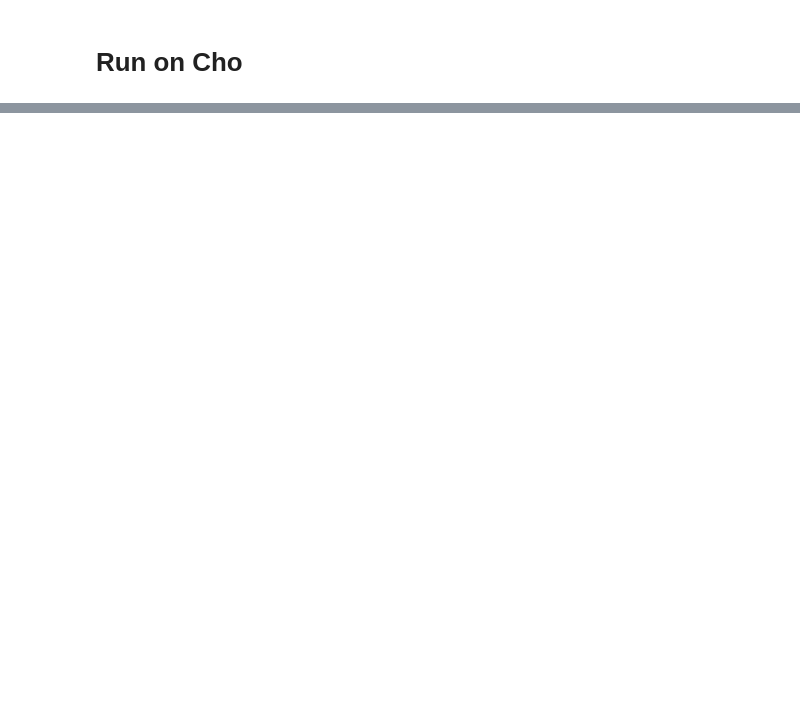
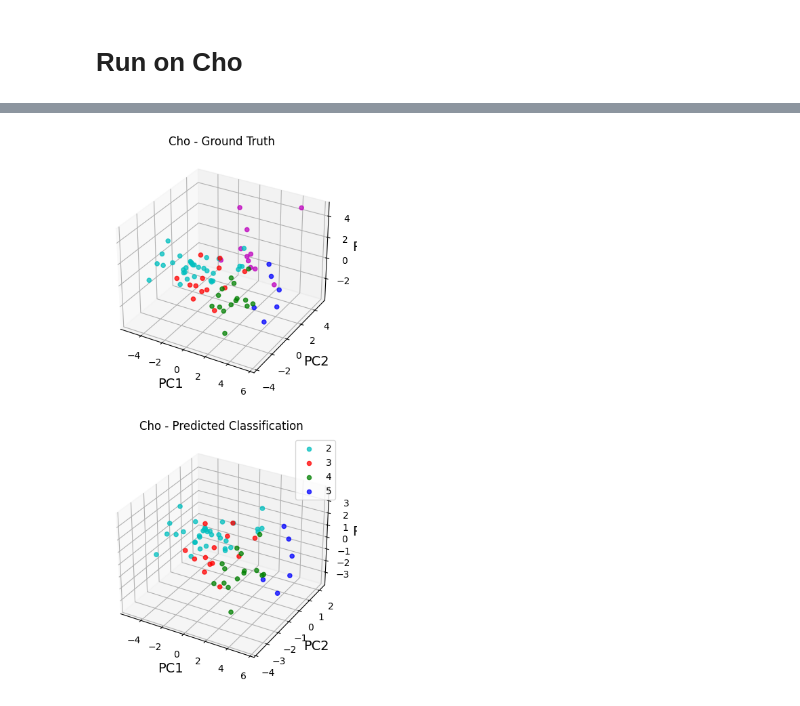
Before and after one commit to lin-shuang/cnn-classification, a Jupyter notebook: cnn.ipynb, the cells around one changed output, grey strips where cells are left out. Cells and saved outputs as stored; diff of their text form; code cells hidden in the pictures; blank space fills up the shorter version.

Commit message:
Cho prediction visualization

```diff
--- a/cnn.ipynb
+++ b/cnn.ipynb
@@ -220,0 +230,16 @@ def prediction(model, test):
+# %%
+def normalize_Cho(df):
+    # normalize dataset
+
+    scaler = StandardScaler()
+    scaled_data = scaler.fit_transform(df)
+
+    # PCA with n = 3
+    pca = PCA(n_components=3).fit(scaled_data)
+    print('Explained Variance Ratio: ', pca.explained_variance_ratio_)
+    print('Sum of variance by these 3 components: ', pca.explained_variance_ratio_.cumsum()[2])
+    print('\nSingular Values: ', pca.singular_values_)
+
+    df_3D = pca.transform(scaled_data)
+
+    return df_3D
@@ -506,0 +601,50 @@ Fitting Model...
+# %%
+# predict labels
+pred_labels = model_Cho[8].predict(test)
+df_pred = np.argmax(pred_labels, axis=1)
+
+# normalize data for plotting
+df_test_3D = normalize_Cho(df_test)
+
+# set 3 axis
+Xax = df_test_3D[:,0]
+Yax = df_test_3D[:,1]
+Zax = df_test_3D[:,2]
+
+# create figure variables
+fig = plt.figure(figsize=(10,10), constrained_layout=False)
+ax_truth = fig.add_subplot(2,1,1, projection='3d')
+ax_pred = fig.add_subplot(2,1,2, projection='3d')
+fig.patch.set_facecolor('white')
+cdict = {0:'m', 1:'c', 2:'r', 3:'g', 4:'b', 5:'y'}
+y = df_test.Ground_Truth_Cluster_ID
+
+# ground truth figure
+for l in np.unique(y):
+    i = np.where(y==l)
+    ax_truth.scatter(Xax[i], Yax[i], Zax[i], c=cdict[l-1], s=20, alpha=0.75, label=l)
+
+ax_truth.set_xlabel("PC1", fontsize=14)
+ax_truth.set_ylabel("PC2", fontsize=14)
+ax_truth.set_zlabel("PC3", fontsize=14)
+ax_truth.set_title('Cho - Ground Truth')
+
+# predicted figure
+for l in np.unique(df_pred):
+    i = np.where(y==l)
+
+    #debug
+    print("l = ", l)
+    print("i = ",i)
+
+    ax_pred.scatter(Xax[i], Yax[i], Zax[i], c=cdict[l-1], s=20, alpha=0.75, label=l)
+
+ax_pred.set_xlabel("PC1", fontsize=14)
+ax_pred.set_ylabel("PC2", fontsize=14)
+ax_pred.set_zlabel("PC3", fontsize=14)
+ax_pred.set_title('Cho - Predicted Classification')
+
+plt.legend()
+plt.show()
+plt.close()
+# %% [output]
@@ -506,0 +667 @@ Fitting Model...
+[figure, added]
```
Also changed, not shown: parts of 10 cells of this notebook.
